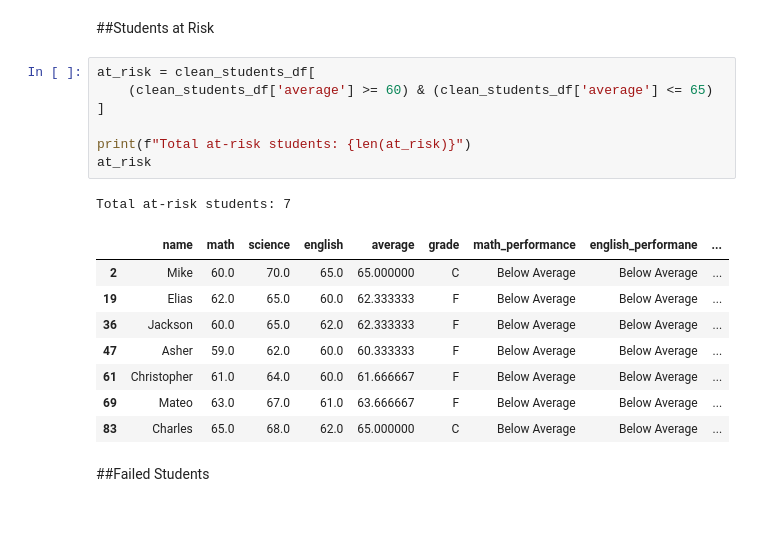
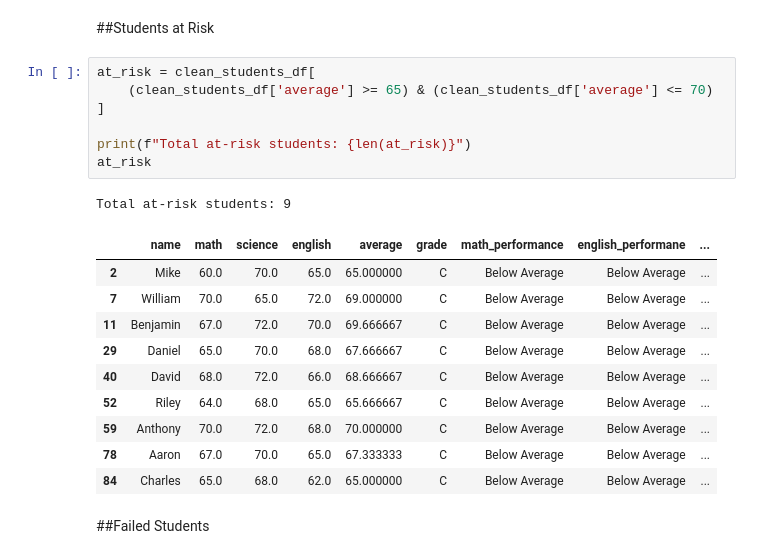
Before and after one commit to vidushanpathir505-bot/academic-data-wrangler, a Jupyter notebook: student-marks-analyzer/student_performance_analysis.ipynb, the cells around one changed output. Drawn from its saved outputs; the diff is of its cells as text; blank space fills up the shorter version.

```diff
--- a/student-marks-analyzer/student_performance_analysis.ipynb
+++ b/student-marks-analyzer/student_performance_analysis.ipynb
@@ -267,21 +268,23 @@ top_students.head(10)
 ##Students at Risk
 # %%
 at_risk = clean_students_df[
-    (clean_students_df['average'] >= 60) & (clean_students_df['average'] <= 65)
+    (clean_students_df['average'] >= 65) & (clean_students_df['average'] <= 70)
 ]
 
 print(f"Total at-risk students: {len(at_risk)}")
 at_risk
 # %% [output]
-Total at-risk students: 7
+Total at-risk students: 9
 |  | name | math | science | english | average | grade | math_performance | english_performane | ... |
 | 2 | Mike | 60.0 | 70.0 | 65.0 | 65.000000 | C | Below Average | Below Average | ... |
-| 19 | Elias | 62.0 | 65.0 | 60.0 | 62.333333 | F | Below Average | Below Average | ... |
-| 36 | Jackson | 60.0 | 65.0 | 62.0 | 62.333333 | F | Below Average | Below Average | ... |
-| 47 | Asher | 59.0 | 62.0 | 60.0 | 60.333333 | F | Below Average | Below Average | ... |
-| 61 | Christopher | 61.0 | 64.0 | 60.0 | 61.666667 | F | Below Average | Below Average | ... |
-| 69 | Mateo | 63.0 | 67.0 | 61.0 | 63.666667 | F | Below Average | Below Average | ... |
-| 83 | Charles | 65.0 | 68.0 | 62.0 | 65.000000 | C | Below Average | Below Average | ... |
+| 7 | William | 70.0 | 65.0 | 72.0 | 69.000000 | C | Below Average | Below Average | ... |
+| 11 | Benjamin | 67.0 | 72.0 | 70.0 | 69.666667 | C | Below Average | Below Average | ... |
+| 29 | Daniel | 65.0 | 70.0 | 68.0 | 67.666667 | C | Below Average | Below Average | ... |
+| 40 | David | 68.0 | 72.0 | 66.0 | 68.666667 | C | Below Average | Below Average | ... |
+| 52 | Riley | 64.0 | 68.0 | 65.0 | 65.666667 | C | Below Average | Below Average | ... |
+| 59 | Anthony | 70.0 | 72.0 | 68.0 | 70.000000 | C | Below Average | Below Average | ... |
+| 78 | Aaron | 67.0 | 70.0 | 65.0 | 67.333333 | C | Below Average | Below Average | ... |
+| 84 | Charles | 65.0 | 68.0 | 62.0 | 65.000000 | C | Below Average | Below Average | ... |
 # %% [markdown]
 ##Failed Students
 # %%
```
Also changed, not shown: parts of 13 cells of this notebook, 1 other file.
